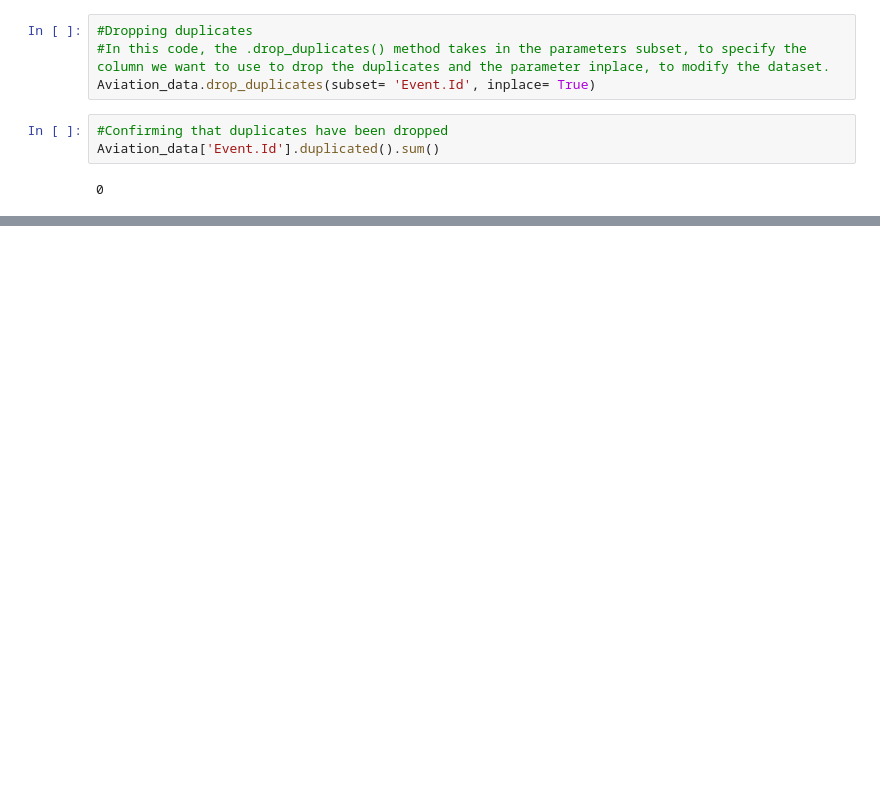
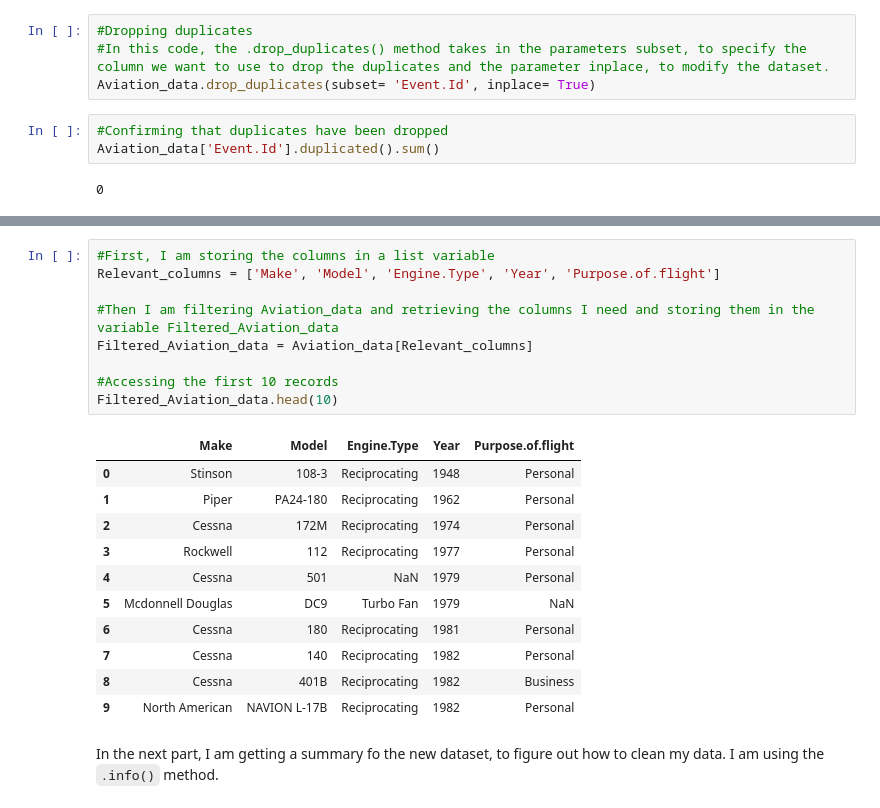
Before and after one commit to Assesa44/Phase1_project, a Jupyter notebook: notebook.ipynb, the cells around one changed output, grey strips where cells are left out. Drawn from its saved outputs; the diff is of its cells as text; blank space fills up the shorter version.

Commit message:
Concluding data preparation

```diff
--- a/notebook.ipynb
+++ b/notebook.ipynb
@@ -683,0 +687,23 @@ Aviation_data['Event.Id'].duplicated().sum()
+# %%
+#First, I am storing the columns in a list variable
+Relevant_columns = ['Make', 'Model', 'Engine.Type', 'Year', 'Purpose.of.flight']
+
+#Then I am filtering Aviation_data and retrieving the columns I need and storing them in the variable Filtered_Aviation_data
+Filtered_Aviation_data = Aviation_data[Relevant_columns]
+
+#Accessing the first 10 records
+Filtered_Aviation_data.head(10)
+# %% [output]
+|  | Make | Model | Engine.Type | Year | Purpose.of.flight |
+| 0 | Stinson | 108-3 | Reciprocating | 1948 | Personal |
+| 1 | Piper | PA24-180 | Reciprocating | 1962 | Personal |
+| 2 | Cessna | 172M | Reciprocating | 1974 | Personal |
+| 3 | Rockwell | 112 | Reciprocating | 1977 | Personal |
+| 4 | Cessna | 501 | NaN | 1979 | Personal |
+| 5 | Mcdonnell Douglas | DC9 | Turbo Fan | 1979 | NaN |
+| 6 | Cessna | 180 | Reciprocating | 1981 | Personal |
+| 7 | Cessna | 140 | Reciprocating | 1982 | Personal |
+| 8 | Cessna | 401B | Reciprocating | 1982 | Business |
+| 9 | North American | NAVION L-17B | Reciprocating | 1982 | Personal |
+# %% [markdown]
+In the next part, I am getting a summary fo the new dataset, to figure out how to clean my data. I am using the `.info()` method.
```
Also changed, not shown: parts of 20 cells of this notebook.
